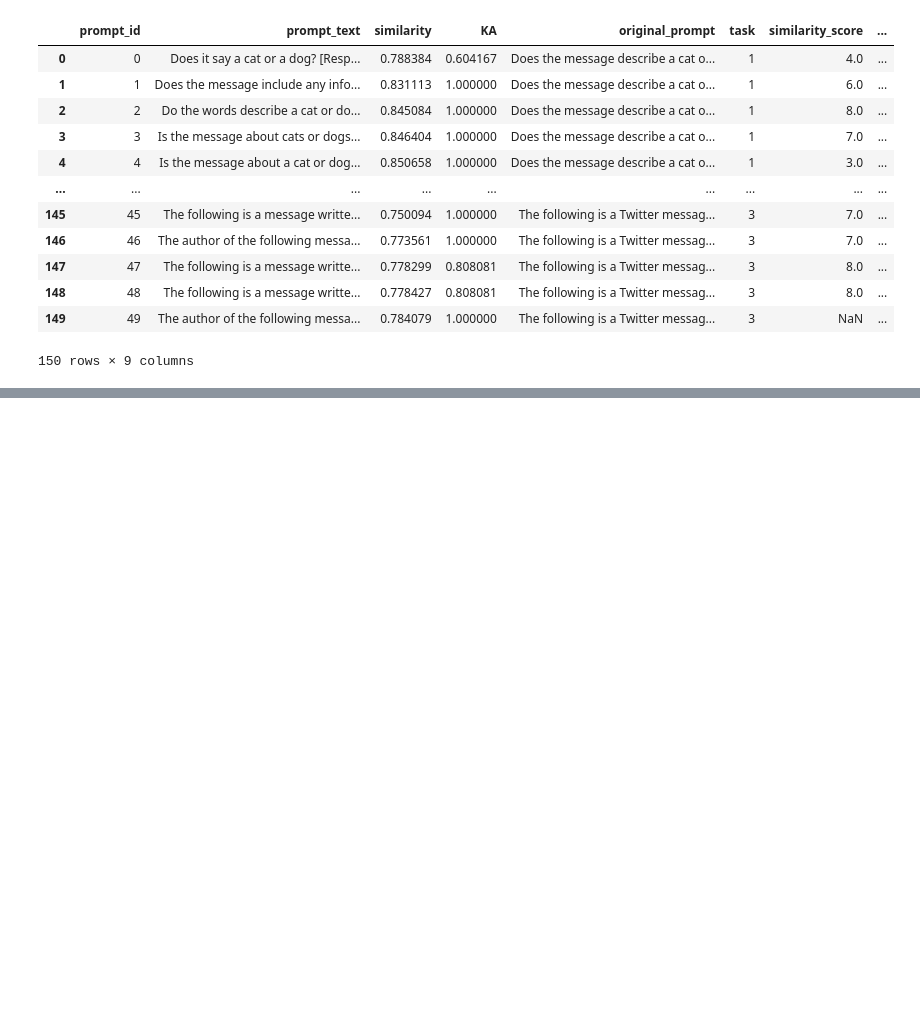
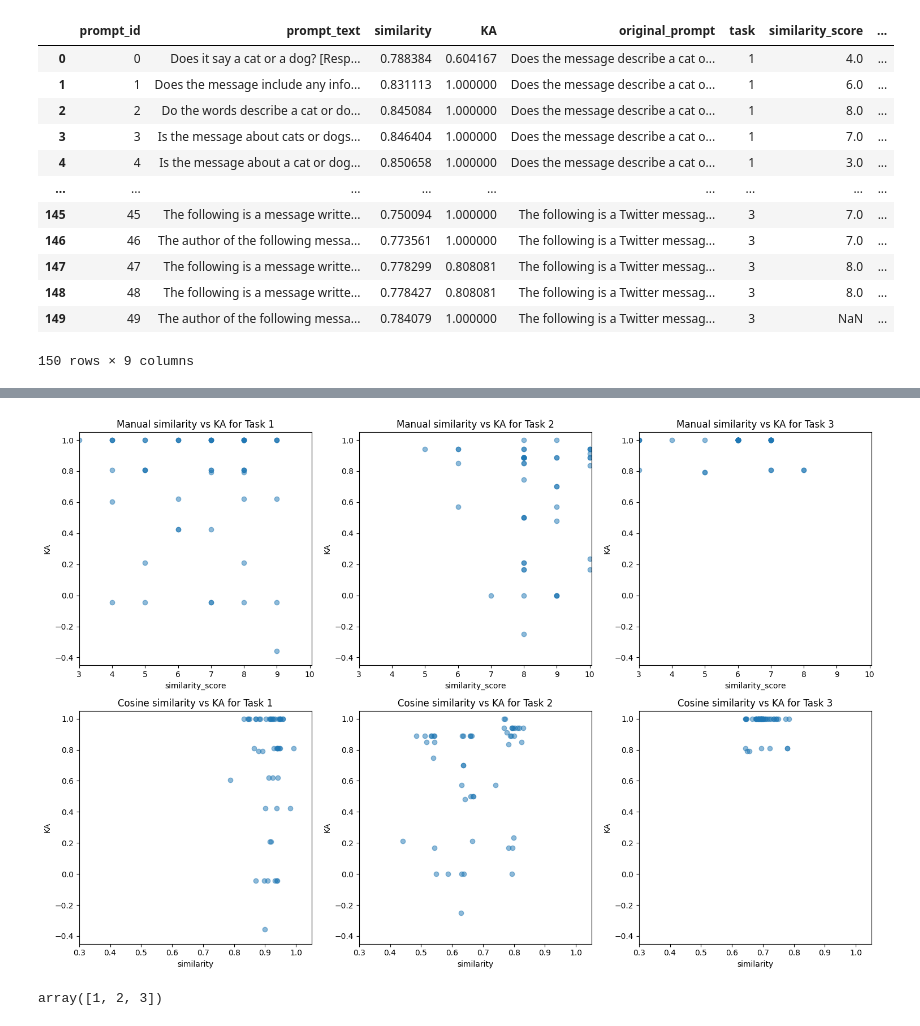
Before and after one commit to cjbarrie/promptstability, a Jupyter notebook: notebooks/similarity_validation/similarity.ipynb, the cells around one changed output, grey strips where cells are left out. Drawn from its saved outputs; the diff is of its cells as text; code cells hidden in the pictures; blank space fills up the shorter version.

```diff
--- a/notebooks/similarity_validation/similarity.ipynb
+++ b/notebooks/similarity_validation/similarity.ipynb
@@ -79,0 +100,45 @@ Text(0, 0.5, 'KA')
+# %%
+# Store 'task' unique values
+task_values = data_merged['task'].unique()
+
+# Create a figure with subplots arranged horizontally
+fig, axs = plt.subplots(2, len(task_values), figsize=(15, 10))
+
+# Iterate over each unique 'task' value
+for i, task_value in enumerate(task_values):
+    # Filter data for the current 'task' value
+    data_plt = data_merged[data_merged['task'] == task_value]
+
+    # Extract x and y values
+    x = data_plt['similarity_score']
+    x2 = data_plt['similarity']
+    y = data_plt['KA']
+
+    x_name = x.name
+    x2_name = x2.name
+    y_name = y.name
+
+    # 1st row: Plot the scatter plot for the current 'task' value
+    axs[0, i].scatter(x, y, alpha=0.5, label=f'Task {task_value}')
+    axs[0, i].set_title(f'Manual similarity vs KA for Task {task_value}')
+    axs[0, i].set_xlabel(x_name)
+    axs[0, i].set_ylabel(y_name)
+    axs[0, i].set_ylim(-0.45, 1.05)
+    axs[0, i].set_xlim(3, 10.05)
+
+    # 2nd row
+    axs[1, i].scatter(x2, y, alpha=0.5, label=f'Task {task_value}')
+    axs[1, i].set_title(f'Cosine similarity vs KA for Task {task_value}')
+    axs[1, i].set_xlabel(x2_name)
+    axs[1, i].set_ylabel(y_name)
+    axs[1, i].set_ylim(-0.45, 1.05)
+    axs[1, i].set_xlim(0.3, 1.05)
+
+# Adjust layout to prevent overlapping of subplots
+plt.tight_layout()
+# %% [output]
+[figure, added]
+# %%
+data_merged['task'].unique()
+# %% [output]
+array([1, 2, 3])
```
Also changed, not shown: parts of 2 cells of this notebook.
